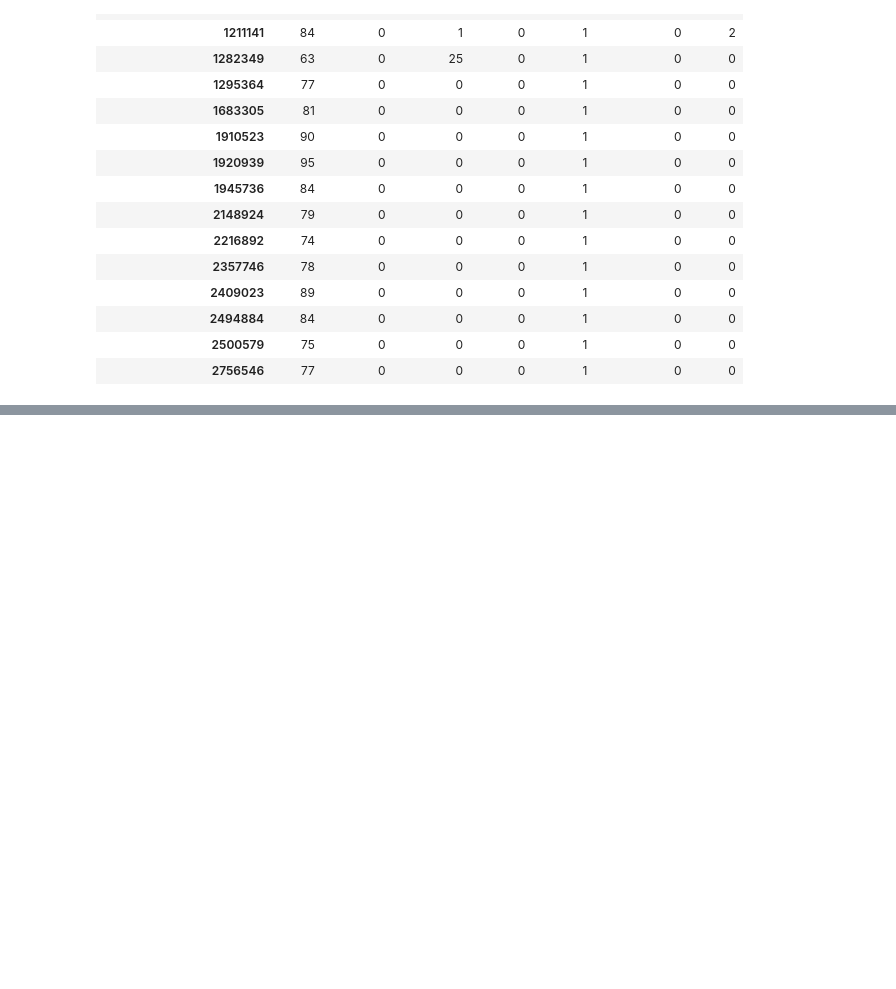
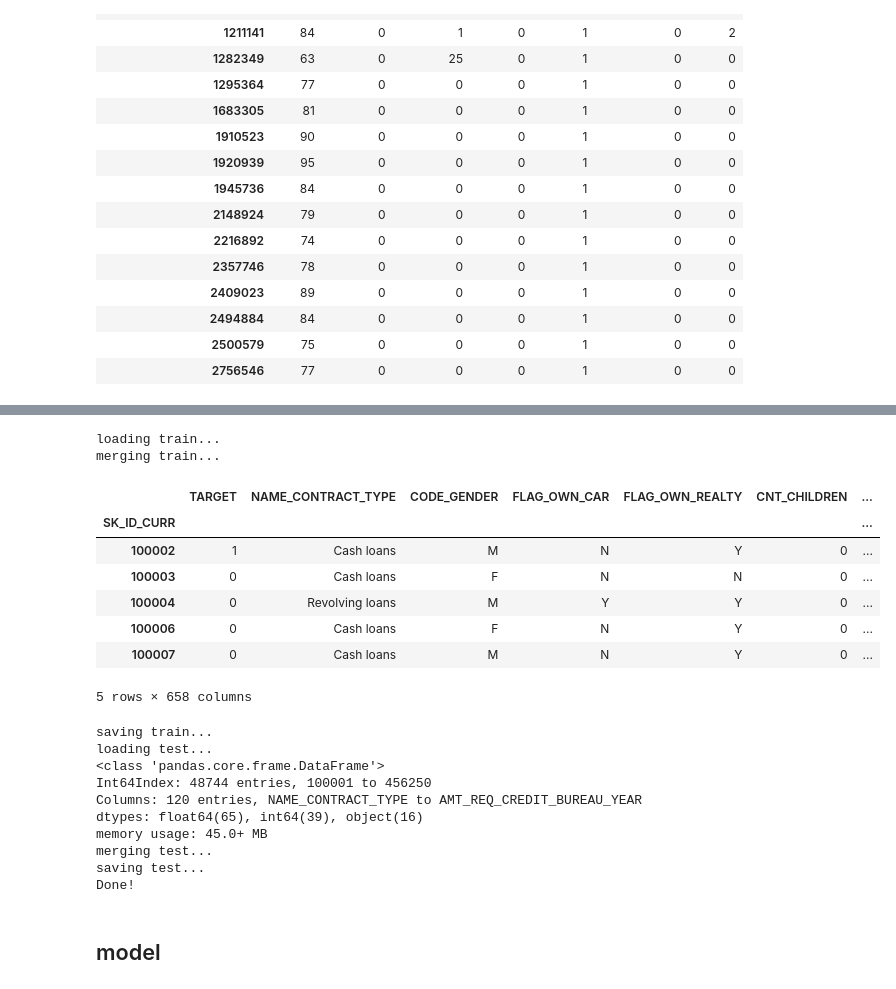
Before and after one commit to jack89roberts/kaggle-home-credit-default-risk, a Jupyter notebook: credit_card.ipynb, the cells around one changed output, grey strips where cells are left out. Drawn from its saved outputs; the diff is of its cells as text; code cells hidden in the pictures; blank space fills up the shorter version.

```diff
--- a/credit_card.ipynb
+++ b/credit_card.ipynb
@@ -196,0 +228,12 @@ tmp[['AMT_PAYMENT_TOTAL_CURRENT','AMT_INST_MIN_REGULARITY','AMT_DRAWINGS_CURRENT
+# %%
+card_grouped['SK_ID_CURR'] = id_prev_curr
+
+cc_idcurr = card_grouped.groupby('SK_ID_CURR').agg(['min','max','sum','mean'])
+cc_idcurr['CC_count'] = card_grouped.SK_ID_CURR.value_counts()
+
+cc_idcurr.columns = ['_'.join(x) for x in cc_idcurr.columns.values]
+cc_cols = cc_idcurr.columns
+
+del card_grouped
+
+cc_idcurr.head()
@@ -196,0 +249,49 @@ tmp[['AMT_PAYMENT_TOTAL_CURRENT','AMT_INST_MIN_REGULARITY','AMT_DRAWINGS_CURRENT
+# %%
+print('loading train...')
+df_train = pd.read_csv('input/application_train.csv',index_col='SK_ID_CURR')
+
+print('merging train...')
+df_train = df_train.merge(cc_idcurr,how='left',left_index=True,right_index=True)
+
+if save_files:
+    print('saving train...')
+    df_train[cc_cols].to_csv('input/app_train_ALL_cc.csv')
+
+    print('loading test...')
+    df_test = pd.read_csv('input/application_test.csv',index_col='SK_ID_CURR')
+
+    print('merging test...')
+    df_test = df_test.merge(cc_idcurr,how='left',left_index=True,right_index=True)
+
+
+    print('saving test...')
+    df_test[cc_cols].to_csv('input/app_test_ALL_cc.csv')
+
+del cc_idcurr
+
+display(df_train.head())
+
+print('Done!')
+# %% [output]
+loading train...
+merging train...
+|  | TARGET | NAME_CONTRACT_TYPE | CODE_GENDER | FLAG_OWN_CAR | FLAG_OWN_REALTY | CNT_CHILDREN | ... |
+| SK_ID_CURR |  |  |  |  |  |  | ... |
+| 100002 | 1 | Cash loans | M | N | Y | 0 | ... |
+| 100003 | 0 | Cash loans | F | N | N | 0 | ... |
+| 100004 | 0 | Revolving loans | M | Y | Y | 0 | ... |
+| 100006 | 0 | Cash loans | F | N | Y | 0 | ... |
+| 100007 | 0 | Cash loans | M | N | Y | 0 | ... |
+5 rows × 658 columns
+saving train...
+loading test...
+<class 'pandas.core.frame.DataFrame'>
+Int64Index: 48744 entries, 100001 to 456250
+Columns: 120 entries, NAME_CONTRACT_TYPE to AMT_REQ_CREDIT_BUREAU_YEAR
+dtypes: float64(65), int64(39), object(16)
+memory usage: 45.0+ MB
+merging test...
+saving test...
+Done!
+# %% [markdown]
+## model
```
Also changed, not shown: parts of 15 cells of this notebook.
